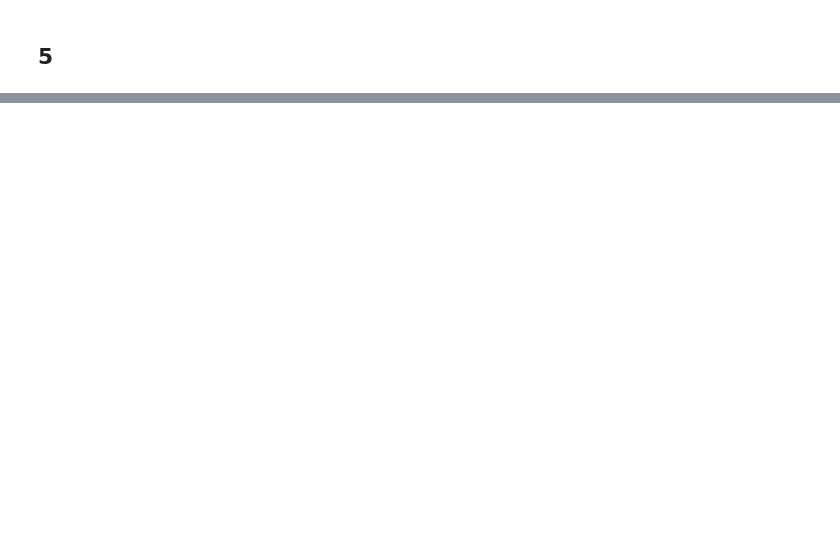
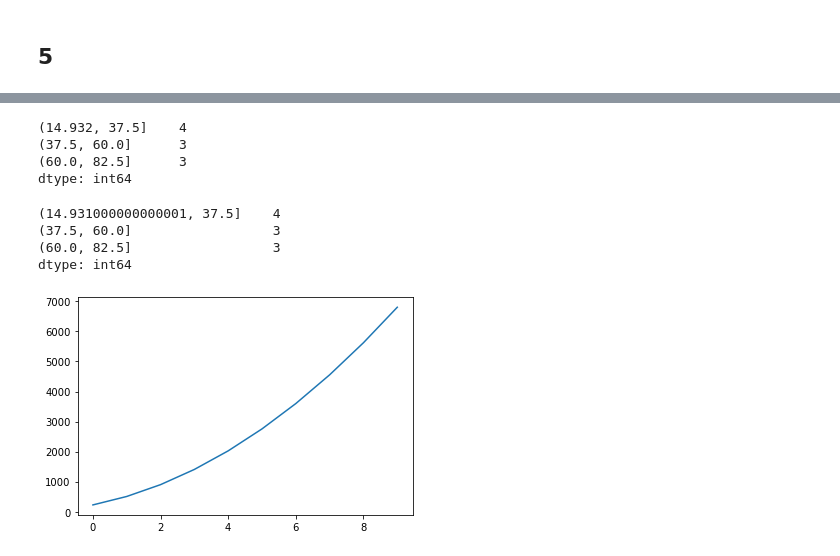
Before and after one commit to hinzle/numpy-pandas-visualization-exercises, a Jupyter notebook: pandas_series.ipynb, the cells around one changed output, grey strips where cells are left out. Drawn from its saved outputs; the diff is of its cells as text; code cells hidden in the pictures; blank space fills up the shorter version.

Commit message:
finished pandas_series.ipynb

```diff
--- a/pandas_series.ipynb
+++ b/pandas_series.ipynb
@@ -778,0 +1019,19 @@ Name: Fruits, dtype: object
+# %%
+pd.cut(numbers_series, 3).value_counts()
+# %% [output]
+(14.932, 37.5]    4
+(37.5, 60.0]      3
+(60.0, 82.5]      3
+dtype: int64
+# %%
+numbers_series.value_counts(bins=3)
+# %% [output]
+(14.931000000000001, 37.5]    4
+(37.5, 60.0]                  3
+(60.0, 82.5]                  3
+dtype: int64
+# %%
+(numbers_series**2).plot()
+plt.show()
+# %% [output]
+[figure, added]
```
Also changed, not shown: parts of 87 cells of this notebook.
